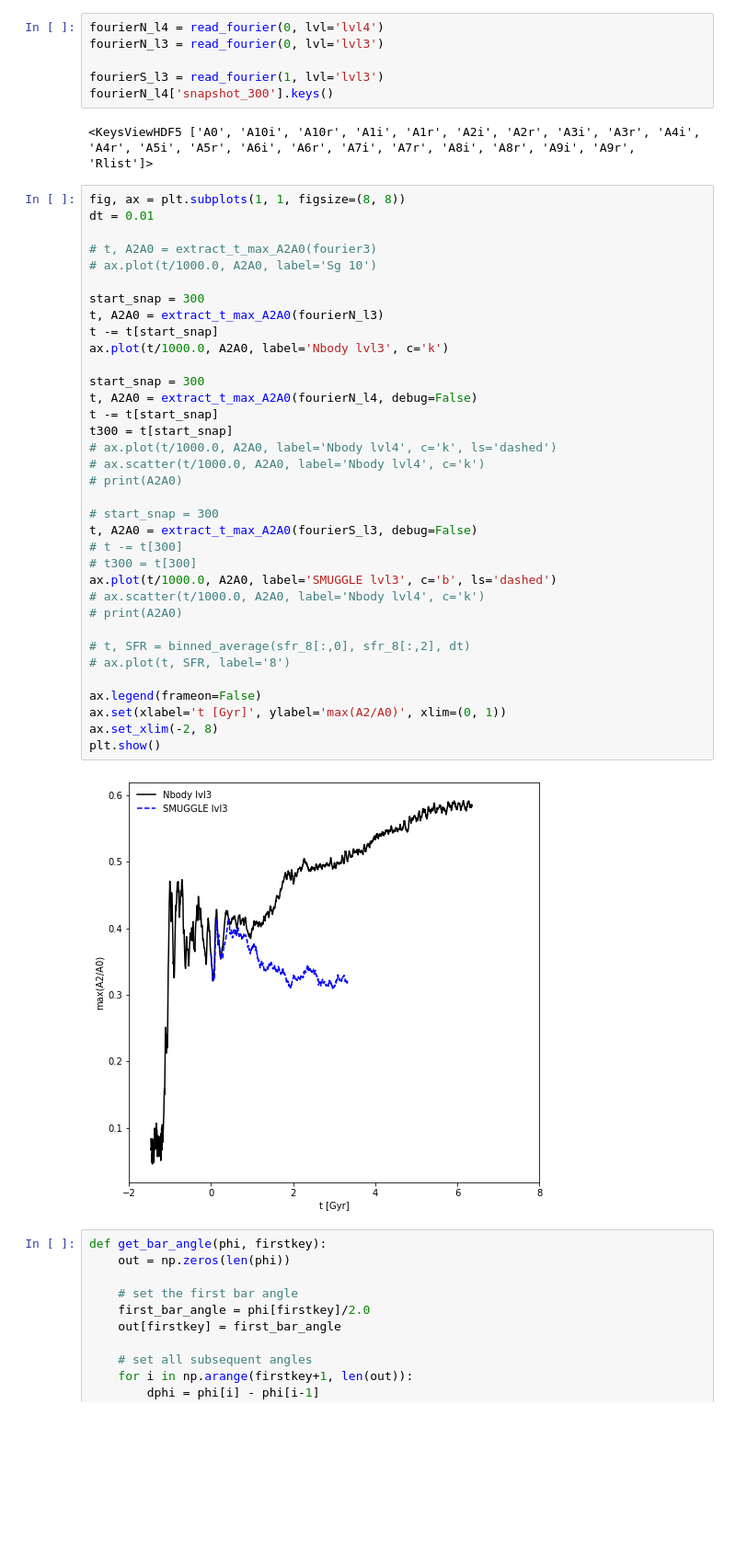
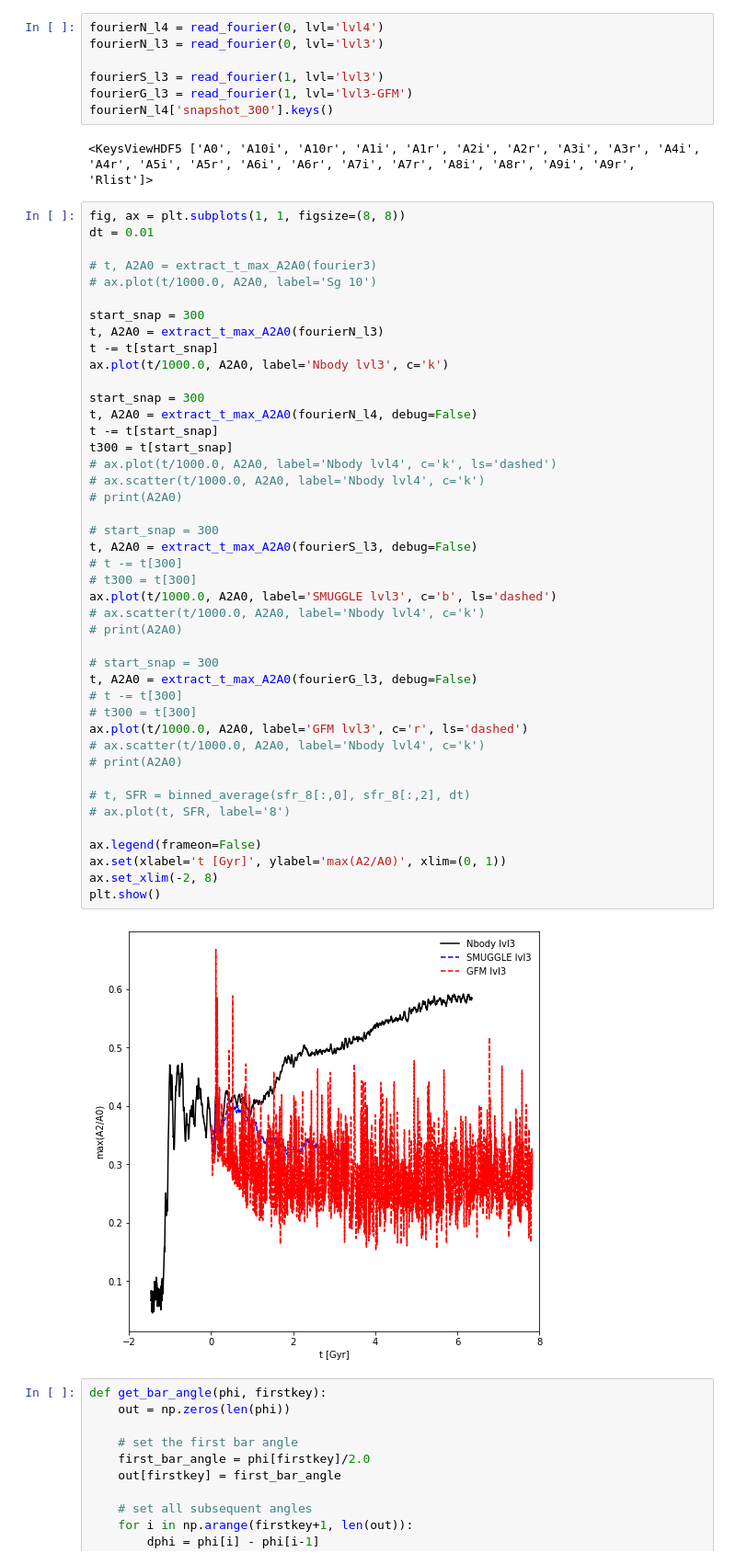
Before and after one commit to gusbeane/gasbar, a Jupyter notebook: notebooks/pattern_speed.ipynb, the cells around one changed output. Shown at 92% size. Cells and saved outputs as stored; diff of their text form; blank space fills up the shorter version.

```diff
--- a/notebooks/pattern_speed.ipynb
+++ b/notebooks/pattern_speed.ipynb
@@ -147,6 +155,7 @@ fourierN_l4 = read_fourier(0, lvl='lvl4')
 fourierN_l3 = read_fourier(0, lvl='lvl3')
 
 fourierS_l3 = read_fourier(1, lvl='lvl3')
+fourierG_l3 = read_fourier(1, lvl='lvl3-GFM')
 fourierN_l4['snapshot_300'].keys()
 # %% [output]
 <KeysViewHDF5 ['A0', 'A10i', 'A10r', 'A1i', 'A1r', 'A2i', 'A2r', 'A3i', 'A3r', 'A4i', 'A4r', 'A5i', 'A5r', 'A6i', 'A6r', 'A7i', 'A7r', 'A8i', 'A8r', 'A9i', 'A9r', 'Rlist']>
@@ -159,34 +168,42 @@ dt = 0.01
 
 start_snap = 300
 t, A2A0 = extract_t_max_A2A0(fourierN_l3)
 t -= t[start_snap]
 ax.plot(t/1000.0, A2A0, label='Nbody lvl3', c='k')
 
 start_snap = 300
 t, A2A0 = extract_t_max_A2A0(fourierN_l4, debug=False)
 t -= t[start_snap]
 t300 = t[start_snap]
 # ax.plot(t/1000.0, A2A0, label='Nbody lvl4', c='k', ls='dashed')
 # ax.scatter(t/1000.0, A2A0, label='Nbody lvl4', c='k')
 # print(A2A0)
 
 # start_snap = 300
 t, A2A0 = extract_t_max_A2A0(fourierS_l3, debug=False)
 # t -= t[300]
 # t300 = t[300]
 ax.plot(t/1000.0, A2A0, label='SMUGGLE lvl3', c='b', ls='dashed')
 # ax.scatter(t/1000.0, A2A0, label='Nbody lvl4', c='k')
 # print(A2A0)
 
+# start_snap = 300
+t, A2A0 = extract_t_max_A2A0(fourierG_l3, debug=False)
+# t -= t[300]
+# t300 = t[300]
+ax.plot(t/1000.0, A2A0, label='GFM lvl3', c='r', ls='dashed')
+# ax.scatter(t/1000.0, A2A0, label='Nbody lvl4', c='k')
+# print(A2A0)
+
 # t, SFR = binned_average(sfr_8[:,0], sfr_8[:,2], dt)
 # ax.plot(t, SFR, label='8')
 
 ax.legend(frameon=False)
 ax.set(xlabel='t [Gyr]', ylabel='max(A2/A0)', xlim=(0, 1))
 ax.set_xlim(-2, 8)
 plt.show()
 # %% [output]
-[figure, old version]
+[figure, new version]
 # %%
 def get_bar_angle(phi, firstkey):
     out = np.zeros(len(phi))
```
Also changed, not shown: parts of 4 cells of this notebook, 2 other files.
